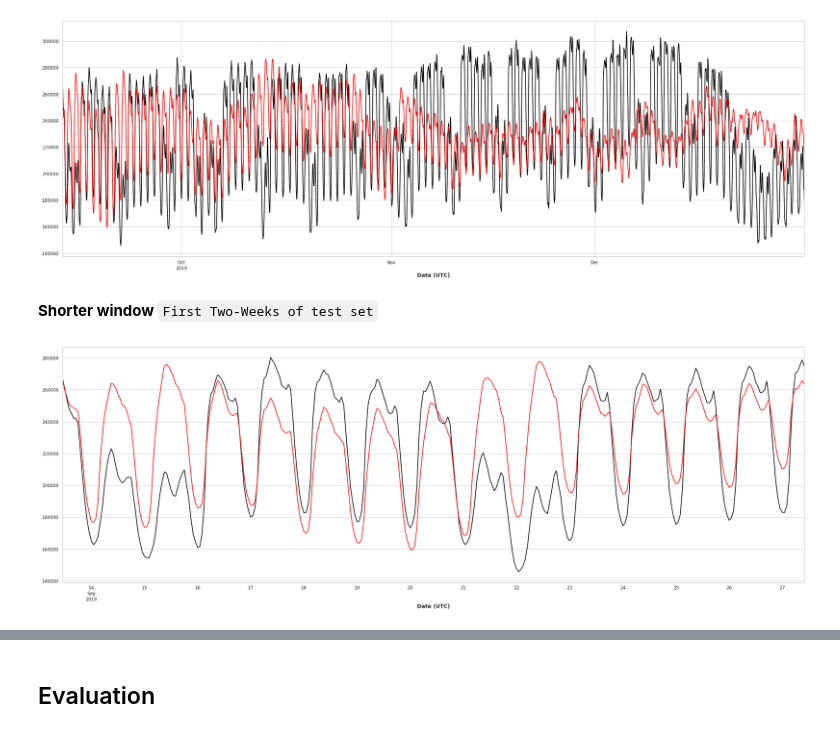
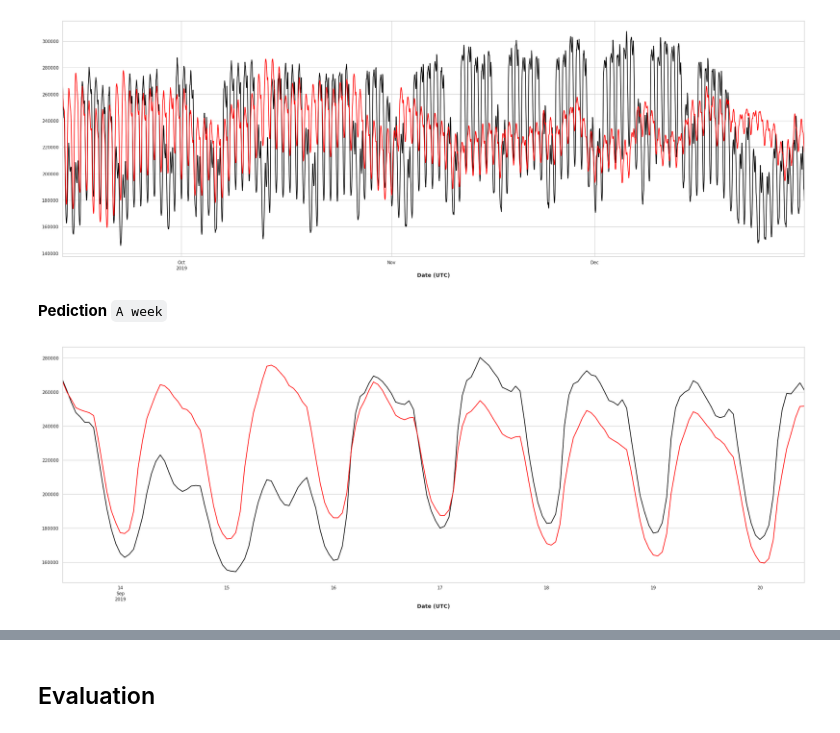
Before and after one commit to EjoelM/Opencampus_SH_TimeSeries_Energy, a Jupyter notebook: 2_BaselineModel/baseline_model.ipynb, the cells around one changed output, grey strips where cells are left out. Saved outputs shown, nothing was run; the diff lists cells and outputs as text; code cells hidden in the pictures.

```diff
--- a/2_BaselineModel/baseline_model.ipynb
+++ b/2_BaselineModel/baseline_model.ipynb
@@ -48,7 +48,7 @@ data_frame['hour'] = data_frame.index.hour
 data_frame['day_of_week'] = data_frame.index.day_of_week
 # data_frame['day'] = data_frame.index.day
 # data_frame['month'] = data_frame.index.month
-data_frame['day_of_year'] = data_frame.index.dayofyear
+# data_frame['day_of_year'] = data_frame.index.dayofyear
 data_frame['is_weekend'] = data_frame.index.weekday // 5
 # data_frame['is_holiday']
 data_frame.tail(2)
@@ -224,16 +221,16 @@ sarimax_prediction.plot(color='red')
 plt.show()
 # %% [output]
 [figure]
-# %% [markdown]
-**Shorter window** `First Two-Weeks of test set`
+# %% [markdown]
+**Pediction** `A week`
 # %%
 sarimax_prediction_week = result.get_prediction(
-    start=test_set.index[0], end=test_set.index[24*7*2-1],
-    exog=test_set[:24*7*2][['Temperature','hour', 'is_weekend']],
+    start=test_set.index[0], end=test_set.index[24*7-1],
+    exog=test_set[:24*7][['Temperature','hour', 'is_weekend']],
 ).predicted_mean
 
-test_set[:24*7*2]["Load"].plot()
+test_set[:24*7]["Load"].plot()
 sarimax_prediction_week.plot(color='red')
 plt.show()
 # %% [output]
-[figure, old version]
+[figure, new version]
```
Also changed, not shown: parts of 8 cells of this notebook.
